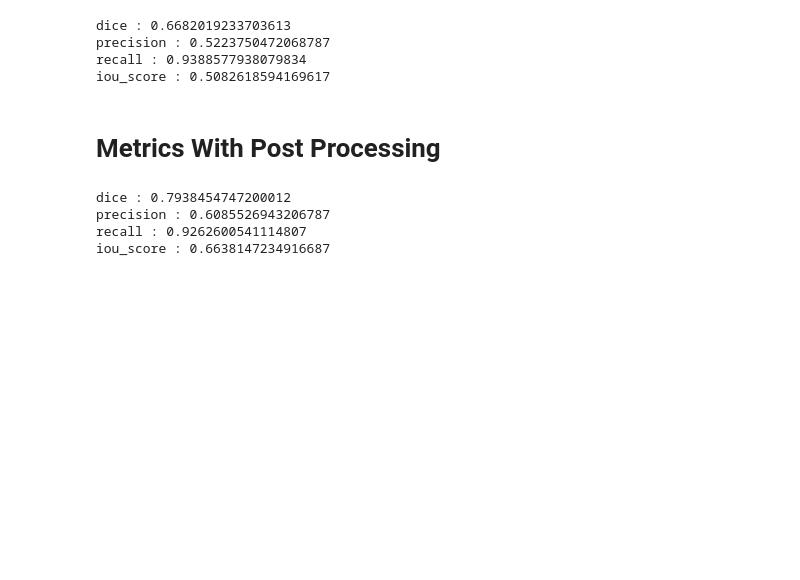
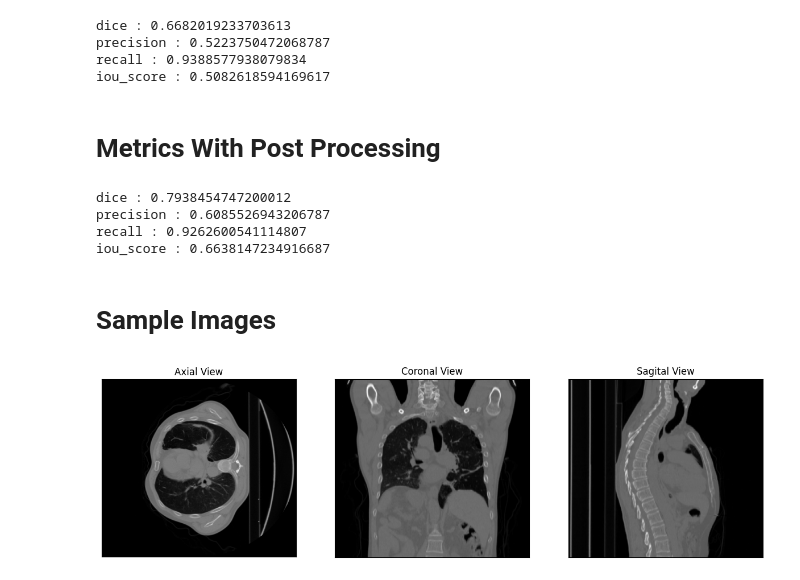
Before and after one commit to arthurgsf/pruning, a Jupyter notebook: test.ipynb, the cells around one changed output. Saved outputs shown, nothing was run; the diff lists cells and outputs as text; code cells hidden in the pictures; blank space fills up the shorter version.

```diff
--- a/test.ipynb
+++ b/test.ipynb
@@ -184,3 +184,71 @@ dice : 0.7938454747200012
 precision : 0.6085526943206787
 recall : 0.9262600541114807
 iou_score : 0.6638147234916687
+# %% [markdown]
+# Sample Images
+# %%
+import numpy as np
+import preprocessing
+from scipy import ndimage
+import matplotlib.pyplot as plt
+from generators import PerPatientSliceGenerator
+
+patient_01 = DATASET_PATH + '/test/Patient_01'
+
+preprocessing_pipeline = preprocessing.Pipeline([
+    preprocessing.expand_dims
+])
+
+patient_dataset = tf.data.Dataset.from_generator(
+    PerPatientSliceGenerator(patient_01, preprocessing_pipeline),
+    output_signature=
+    (
+        tf.TensorSpec(shape=(512, 512, 1), dtype=tf.float32),
+        tf.TensorSpec(shape=(512, 512, 1), dtype=tf.float32)
+    )
+)
+
+import nibabel as nib
+
+nib_file = nib.load('/home/arthur_guilherme/Datasets/segthor/train/Patient_01/Patient_01.nii.gz')
+thickness = nib_file.header.get_zooms()
+thickness = list(thickness)
+thickness.reverse()
+axial_aspect_ratio = thickness[2]/thickness[1]
+coronal_aspect_ratio = thickness[0]/thickness[1]
+sagital_aspect_ratio = thickness[0]/thickness[2]
+
+volume_ct = []
+volume_label = []
+for (x, y) in patient_dataset:
+    volume_ct.append(x)
+    volume_label.append(y)
+volume_ct = np.squeeze(np.array(volume_ct))
+volume_label = np.squeeze(np.array(volume_label))
+
+axial = volume_ct[volume_ct.shape[0]//2, :, :]
+coronal = ndimage.rotate(volume_ct[:, :, volume_ct.shape[2]//2], 180)
+sagital = ndimage.rotate(volume_ct[:, volume_ct.shape[1]//2, :], 180)
+
+# plt.figure(figsize=(12, 12))
+
+fig, (ax1, ax2, ax3) = plt.subplots(nrows = 1, ncols=3)
+fig.set_figheight(15)
+fig.set_figwidth(15)
+ax1.set_title("Axial View")
+ax1.imshow(axial, cmap="gray", aspect=0.912)
+ax1.tick_params(left = False, right = False , labelleft = False ,
+                labelbottom = False, bottom = False)
+
+ax2.set_title("Coronal View")
+ax2.imshow(coronal, cmap="gray", aspect=coronal_aspect_ratio)
+ax2.tick_params(left = False, right = False , labelleft = False ,
+                labelbottom = False, bottom = False)
+
+ax3.set_title("Sagital View")
+ax3.imshow(sagital, cmap="gray", aspect=sagital_aspect_ratio)
+ax3.tick_params(left = False, right = False , labelleft = False ,
+                labelbottom = False, bottom = False)
+plt.savefig("slices.png", transparent=True, bbox_inches='tight')
+# %% [output]
+[figure, added]
```
Also changed, not shown: parts of 1 cell of this notebook.
